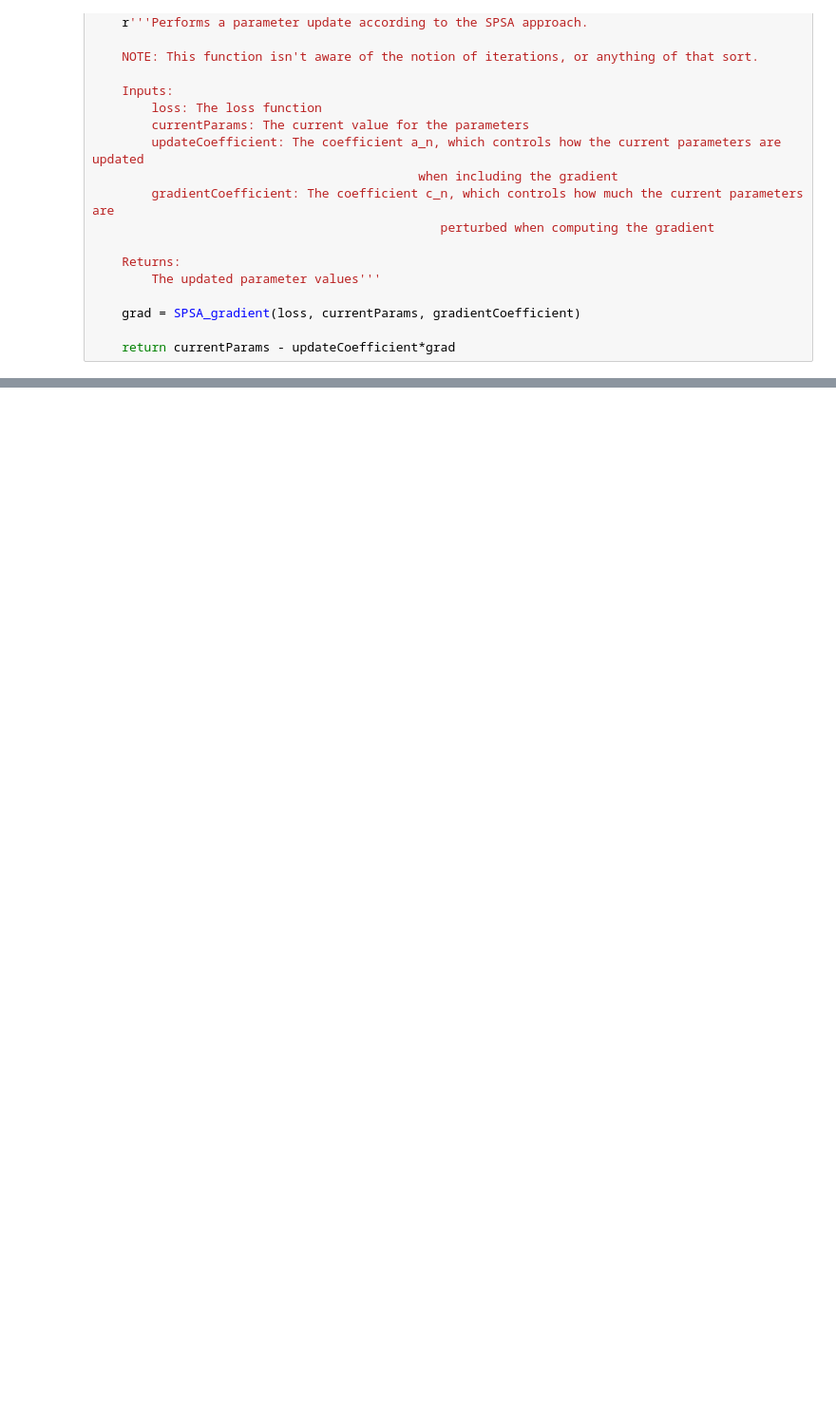
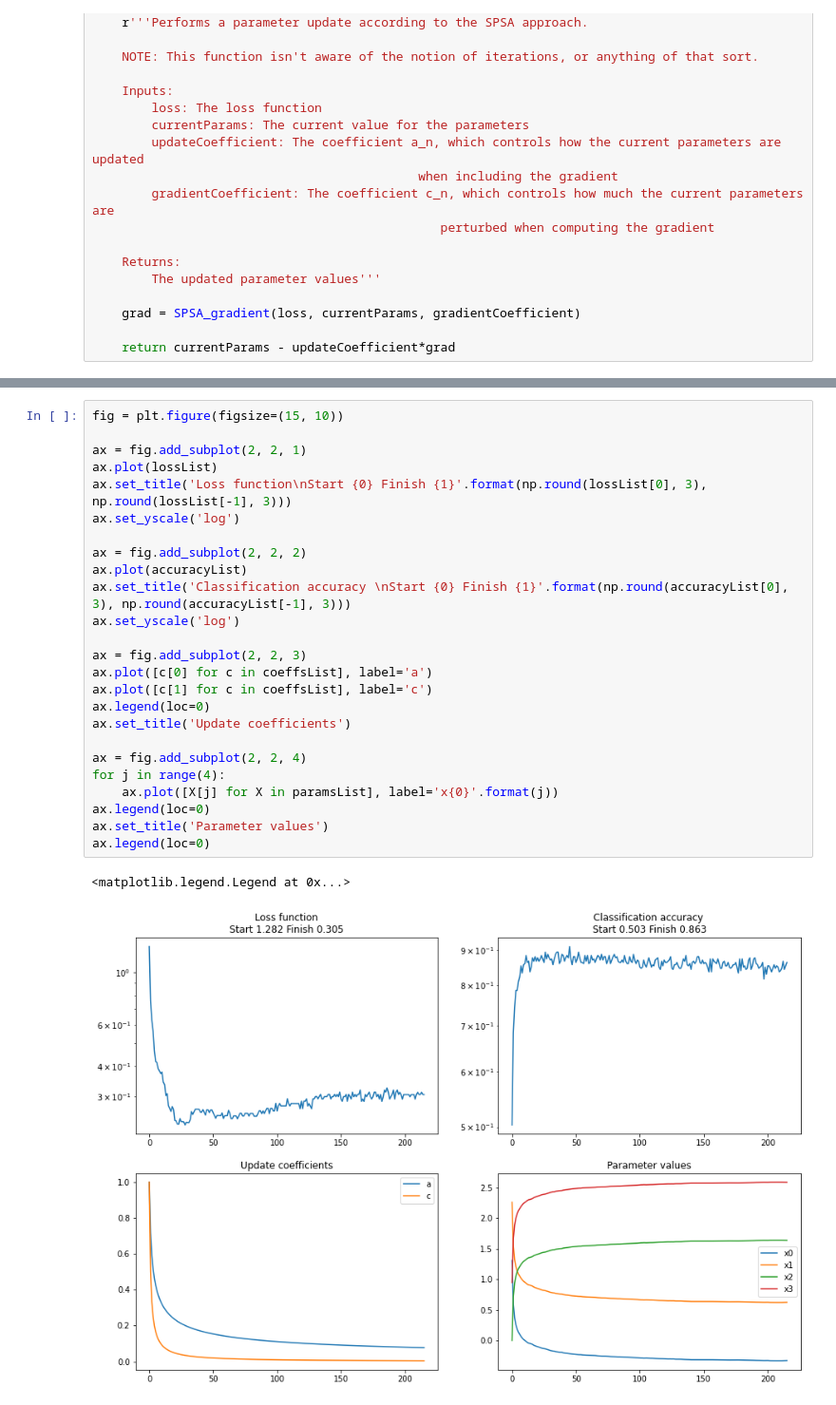
Before and after one commit to bagmk/Quantum_Machine_Learning_Express, a Jupyter notebook: ML/PQC Two-Qubit.ipynb, the cells around one changed output, grey strips where cells are left out. Shown at 95% size. Drawn from its saved outputs; the diff is of its cells as text; blank space fills up the shorter version.

```diff
--- a/ML/PQC Two-Qubit.ipynb
+++ b/ML/PQC Two-Qubit.ipynb
@@ -1505,0 +273,28 @@ After 1000 iteration we have theta = [ 6.57745625  1.33666644 -6.48763431  1.222
+# %%
+fig = plt.figure(figsize=(15, 10))
+
+ax = fig.add_subplot(2, 2, 1)
+ax.plot(lossList)
+ax.set_title('Loss function\nStart {0} Finish {1}'.format(np.round(lossList[0], 3), np.round(lossList[-1], 3)))
+ax.set_yscale('log')
+
+ax = fig.add_subplot(2, 2, 2)
+ax.plot(accuracyList)
+ax.set_title('Classification accuracy \nStart {0} Finish {1}'.format(np.round(accuracyList[0], 3), np.round(accuracyList[-1], 3)))
+ax.set_yscale('log')
+
+ax = fig.add_subplot(2, 2, 3)
+ax.plot([c[0] for c in coeffsList], label='a')
+ax.plot([c[1] for c in coeffsList], label='c')
+ax.legend(loc=0)
+ax.set_title('Update coefficients')
+
+ax = fig.add_subplot(2, 2, 4)
+for j in range(4):
+    ax.plot([X[j] for X in paramsList], label='x{0}'.format(j))
+ax.legend(loc=0)
+ax.set_title('Parameter values')
+ax.legend(loc=0)
+# %% [output]
+<matplotlib.legend.Legend at 0x...>
+[figure, added]
```
Also changed, not shown: parts of 79 cells of this notebook, 1 other file.
